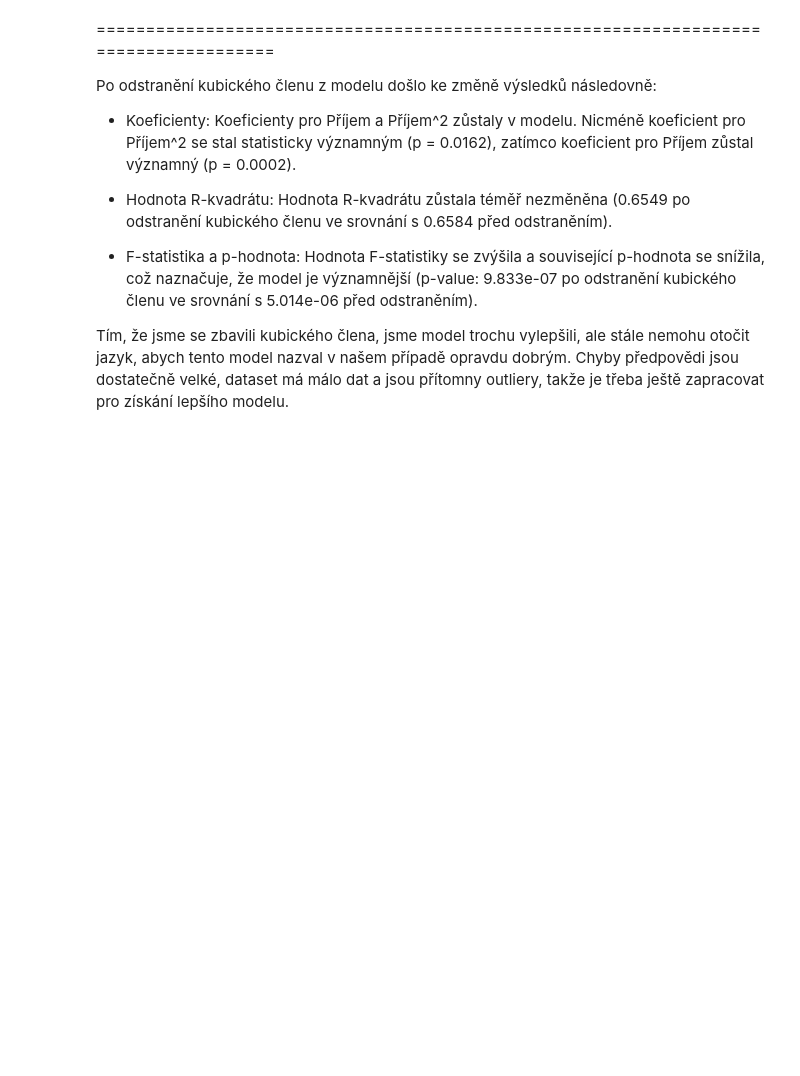
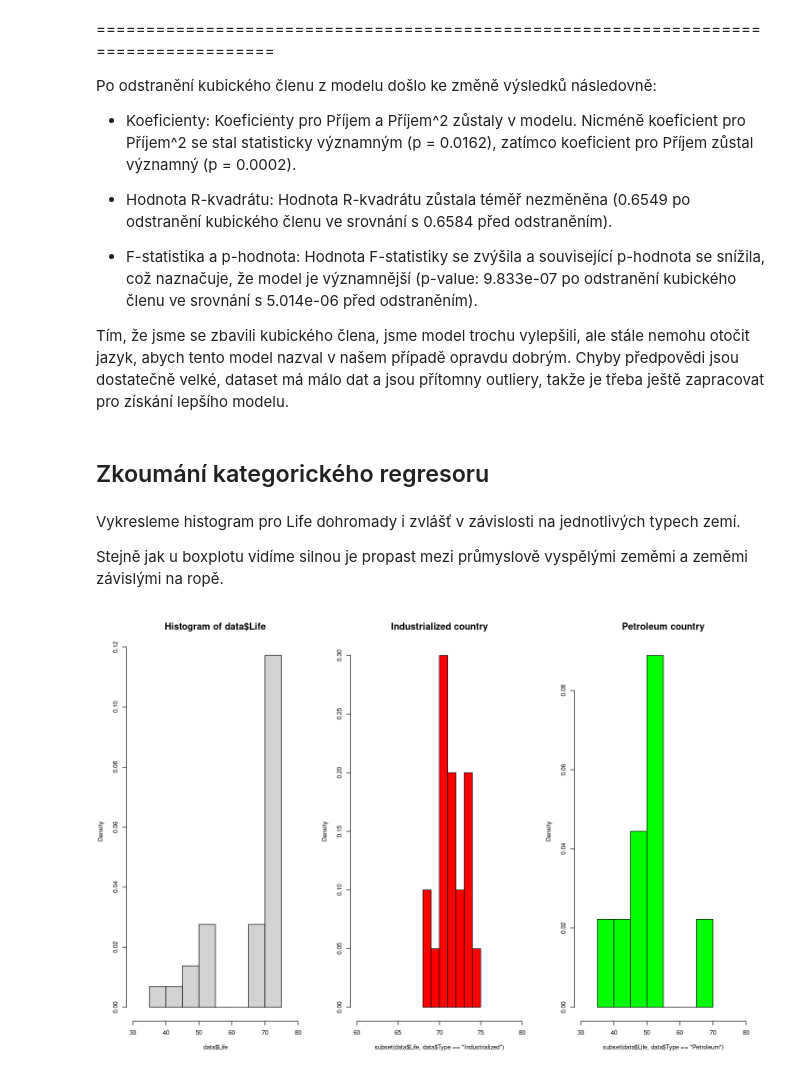
Before and after one commit to xsenyaaax/practicalStatistics, a Jupyter notebook: Project 2/project2.ipynb, the cells around one changed output. Cells and saved outputs as stored; diff of their text form; code cells hidden in the pictures; blank space fills up the shorter version.

```diff
--- a/Project 2/project2.ipynb
+++ b/Project 2/project2.ipynb
@@ -392,3 +393,16 @@ Po odstranění kubického členu z modelu došlo ke změně výsledků následo
 * F-statistika a p-hodnota: Hodnota F-statistiky se zvýšila a související p-hodnota se snížila, což naznačuje, že model je významnější (p-value: 9.833e-07 po odstranění kubického členu ve srovnání s 5.014e-06 před odstraněním).
 
 Tím, že jsme se zbavili kubického člena, jsme model trochu vylepšili, ale stále nemohu otočit jazyk, abych tento model nazval v našem případě opravdu dobrým. Chyby předpovědi jsou dostatečně velké, dataset má málo dat a jsou přítomny outliery, takže je třeba ještě zapracovat pro získání lepšího modelu.
+# %% [markdown]
+## Zkoumání kategorického regresoru
+# %% [markdown]
+Vykresleme histogram pro Life dohromady i zvlášť v závislosti na jednotlivých typech zemí.
+
+Stejně jak u boxplotu vidíme silnou je propast mezi průmyslově vyspělými zeměmi a zeměmi závislými na ropě.
+# %%
+par(mfrow=c(1,3))
+hist(data$Life,prob=T,xlim=c(30,80),cex.main=1.5)
+hist(subset(data$Life,data$Type=='Industrialized'),prob=T,col="red",xlim=c(60,80),main='Industrialized country',cex.main=1.5)
+hist(subset(data$Life,data$Type=='Petroleum'),prob=T,col="green",xlim=c(30,80),main='Petroleum country',cex.main=1.5)
+# %% [output]
+[figure, added]
```
Also changed, not shown: parts of 31 cells of this notebook.
